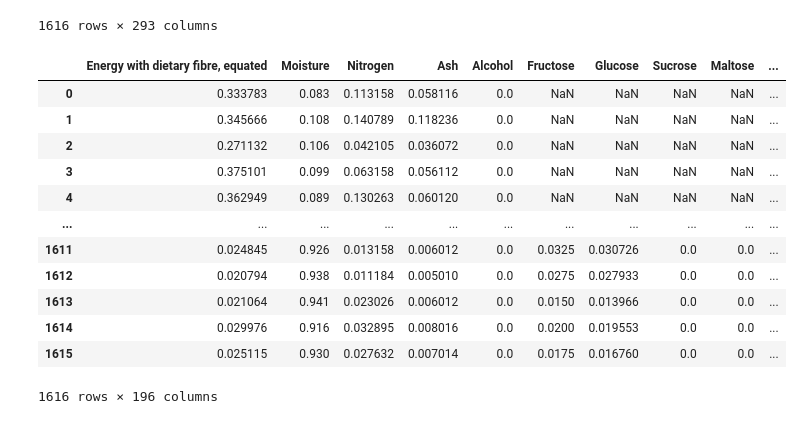
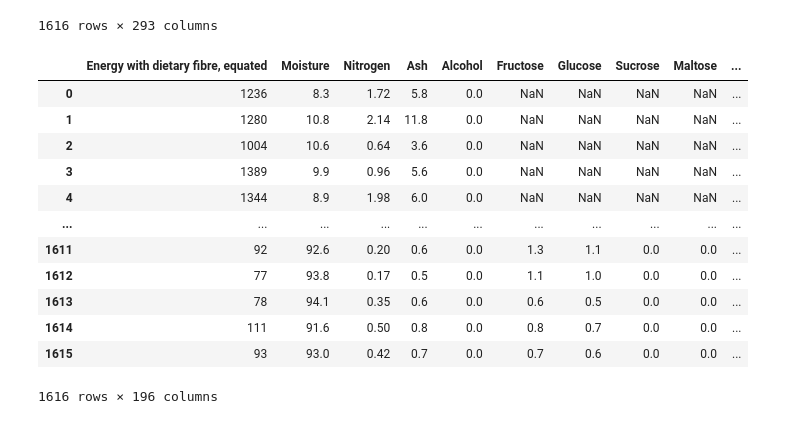
Before and after one commit to kyliele47/nutrient-analysis, a Jupyter notebook: nutrient-analysis.ipynb, the cells around one changed output. Drawn from its saved outputs; the diff is of its cells as text; code cells hidden in the pictures.

```diff
--- a/nutrient-analysis.ipynb
+++ b/nutrient-analysis.ipynb
@@ -18,42 +18,37 @@ df
 | 1615 | F009764 | 24702.0 | Zucchini, golden, fresh, unpeeled... | 93 | 83 | ... |
 1616 rows × 293 columns
 # %%
-import pandas as pd
 import re
-from sklearn.preprocessing import MinMaxScaler
 import warnings
 warnings.filterwarnings("ignore")
 
 def general_pre_process(df: pd.DataFrame):
     df.columns = [re.sub(r'\s*\(.*', '', text) for text in df.columns]
     df = df.iloc[:, ~df.columns.duplicated(keep='first')]
 
     df = df.drop(['Public Food Key', 'Classification', 'Food Name',
                   'Energy, without dietary fibre, equated',
                   'Protein', 'Fat, total', 'Total dietary fibre',
                   'Available carbohydrate, without sugar alcohols',
                   'Available carbohydrate, with sugar alcohols'], axis=1)
 
-    scaler = MinMaxScaler(feature_range=(0, 1))
-    df = pd.DataFrame(scaler.fit_transform(df), columns=df.columns)
-
     return df
 
 df = general_pre_process(df)
 df
 # %% [output]
 |  | Energy with dietary fibre, equated | Moisture | Nitrogen | Ash | Alcohol | Fructose | Glucose | Sucrose | Maltose | ... |
-| 0 | 0.333783 | 0.083 | 0.113158 | 0.058116 | 0.0 | NaN | NaN | NaN | NaN | ... |
-| 1 | 0.345666 | 0.108 | 0.140789 | 0.118236 | 0.0 | NaN | NaN | NaN | NaN | ... |
-| 2 | 0.271132 | 0.106 | 0.042105 | 0.036072 | 0.0 | NaN | NaN | NaN | NaN | ... |
-| 3 | 0.375101 | 0.099 | 0.063158 | 0.056112 | 0.0 | NaN | NaN | NaN | NaN | ... |
-| 4 | 0.362949 | 0.089 | 0.130263 | 0.060120 | 0.0 | NaN | NaN | NaN | NaN | ... |
+| 0 | 1236 | 8.3 | 1.72 | 5.8 | 0.0 | NaN | NaN | NaN | NaN | ... |
+| 1 | 1280 | 10.8 | 2.14 | 11.8 | 0.0 | NaN | NaN | NaN | NaN | ... |
+| 2 | 1004 | 10.6 | 0.64 | 3.6 | 0.0 | NaN | NaN | NaN | NaN | ... |
+| 3 | 1389 | 9.9 | 0.96 | 5.6 | 0.0 | NaN | NaN | NaN | NaN | ... |
+| 4 | 1344 | 8.9 | 1.98 | 6.0 | 0.0 | NaN | NaN | NaN | NaN | ... |
 | ... | ... | ... | ... | ... | ... | ... | ... | ... | ... | ... |
-| 1611 | 0.024845 | 0.926 | 0.013158 | 0.006012 | 0.0 | 0.0325 | 0.030726 | 0.0 | 0.0 | ... |
-| 1612 | 0.020794 | 0.938 | 0.011184 | 0.005010 | 0.0 | 0.0275 | 0.027933 | 0.0 | 0.0 | ... |
-| 1613 | 0.021064 | 0.941 | 0.023026 | 0.006012 | 0.0 | 0.0150 | 0.013966 | 0.0 | 0.0 | ... |
-| 1614 | 0.029976 | 0.916 | 0.032895 | 0.008016 | 0.0 | 0.0200 | 0.019553 | 0.0 | 0.0 | ... |
-| 1615 | 0.025115 | 0.930 | 0.027632 | 0.007014 | 0.0 | 0.0175 | 0.016760 | 0.0 | 0.0 | ... |
+| 1611 | 92 | 92.6 | 0.20 | 0.6 | 0.0 | 1.3 | 1.1 | 0.0 | 0.0 | ... |
+| 1612 | 77 | 93.8 | 0.17 | 0.5 | 0.0 | 1.1 | 1.0 | 0.0 | 0.0 | ... |
+| 1613 | 78 | 94.1 | 0.35 | 0.6 | 0.0 | 0.6 | 0.5 | 0.0 | 0.0 | ... |
+| 1614 | 111 | 91.6 | 0.50 | 0.8 | 0.0 | 0.8 | 0.7 | 0.0 | 0.0 | ... |
+| 1615 | 93 | 93.0 | 0.42 | 0.7 | 0.0 | 0.7 | 0.6 | 0.0 | 0.0 | ... |
 1616 rows × 196 columns
 # %%
 from sklearn.model_selection import KFold
```
Also changed, not shown: parts of 8 cells of this notebook, 1 other file.
